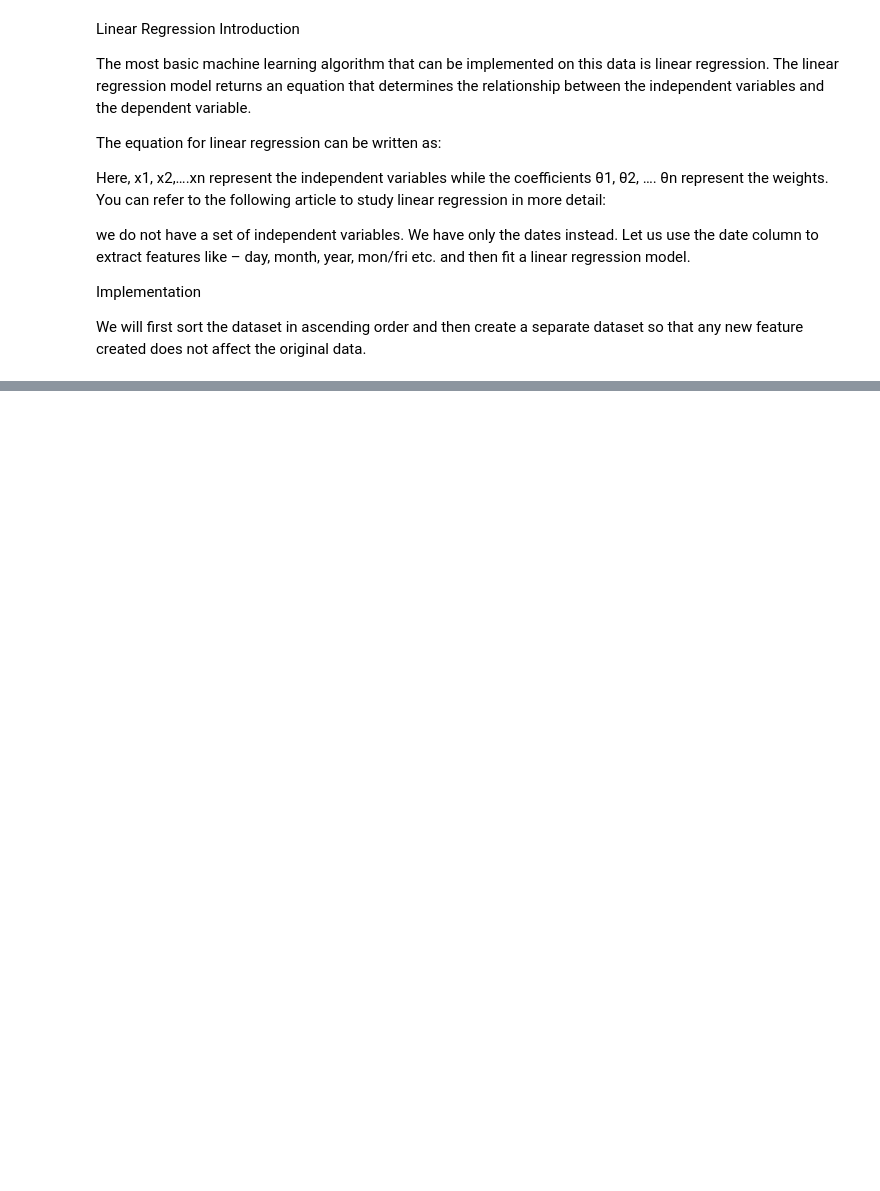
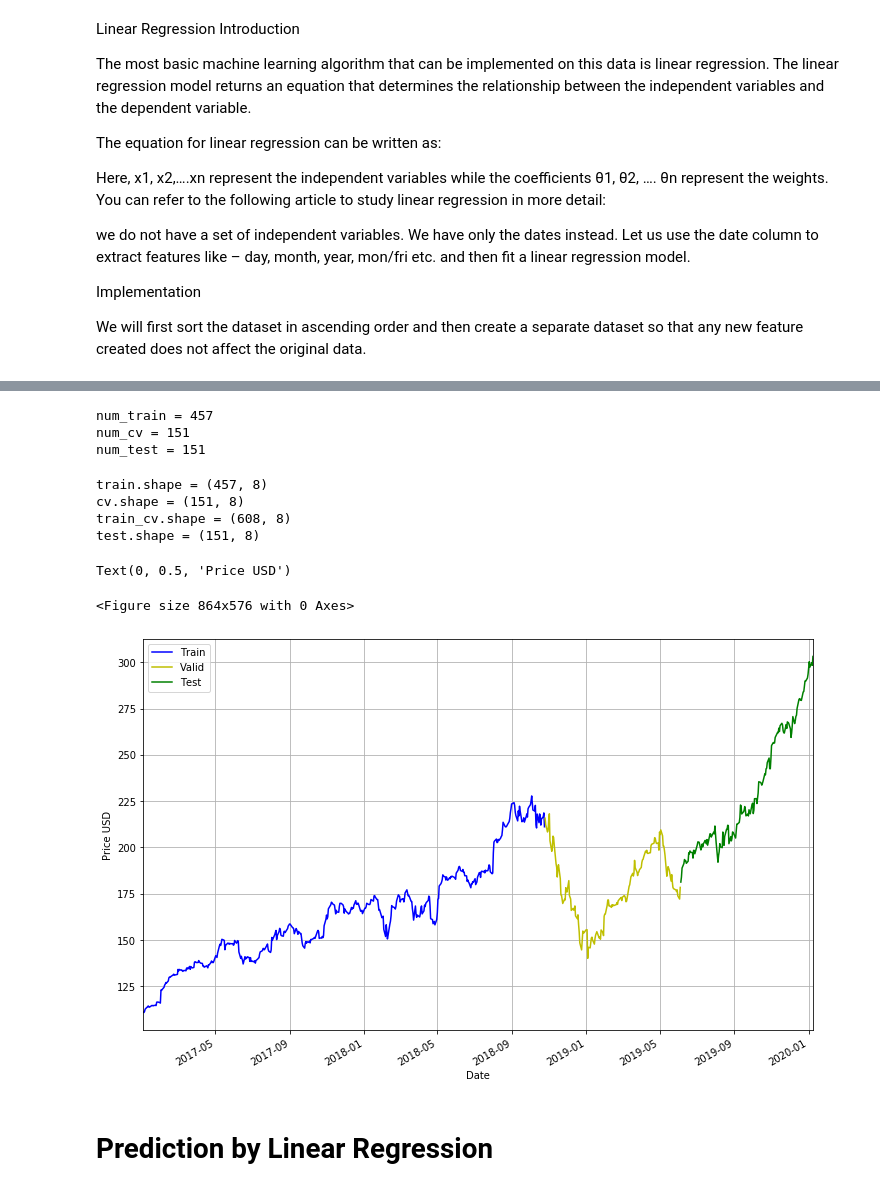
Before and after one commit to sigdelyr/ML-Project, a Jupyter notebook: apple_regression.ipynb, the cells around one changed output, grey strips where cells are left out. Cells and saved outputs as stored; diff of their text form; code cells hidden in the pictures; blank space fills up the shorter version.

```diff
--- a/apple_regression.ipynb
+++ b/apple_regression.ipynb
@@ -174,0 +104,50 @@ rms
+# %%
+# Input paramaters
+test_size = 0.2                 # proportion of dataset to be used as test set
+cv_size = 0.2                   # proportion of dataset to be used as cross-validation set
+Nmax = 30                       # for feature at day t, we use lags from t-1, t-2, ..., t-N as features
+                                # Nmax is the maximum N we are going to test
+fontsize = 14
+ticklabelsize = 14
+# %%
+# Get sizes of each of the datasets
+num_cv = int(cv_size*len(apple))
+num_test = int(test_size*len(apple))
+num_train = len(apple) - num_cv - num_test
+print("num_train = " + str(num_train))
+print("num_cv = " + str(num_cv))
+print("num_test = " + str(num_test))
+# %% [output]
+num_train = 457
+num_cv = 151
+num_test = 151
+# %%
+# Split into train, cv, and test
+train = apple[:num_train].copy()
+cv = apple[num_train:num_train+num_cv].copy()
+train_cv = apple[:num_train+num_cv].copy()
+test = apple[num_train+num_cv:].copy()
+print("train.shape = " + str(train.shape))
+print("cv.shape = " + str(cv.shape))
+print("train_cv.shape = " + str(train_cv.shape))
+print("test.shape = " + str(test.shape))
+# %% [output]
+train.shape = (457, 8)
+cv.shape = (151, 8)
+train_cv.shape = (608, 8)
+test.shape = (151, 8)
+# %%
+#plot
+plt.figure(figsize=(12,8))
+ax = train.plot(x='Date', y='Adj_Close', style='b-', grid=True)
+ax = cv.plot(x='Date', y='Adj_Close', style='y-', grid=True, ax=ax)
+ax = test.plot(x='Date', y='Adj_Close', style='g-', grid=True, ax=ax)
+ax.legend(['Train', 'Valid', 'Test'])
+ax.set_xlabel("Date")
+ax.set_ylabel("Price USD")
+# %% [output]
+Text(0, 0.5, 'Price USD')
+<Figure size 864x576 with 0 Axes>
+[figure, added]
+# %% [markdown]
+# Prediction by Linear Regression
```
Also changed, not shown: parts of 31 cells of this notebook.
